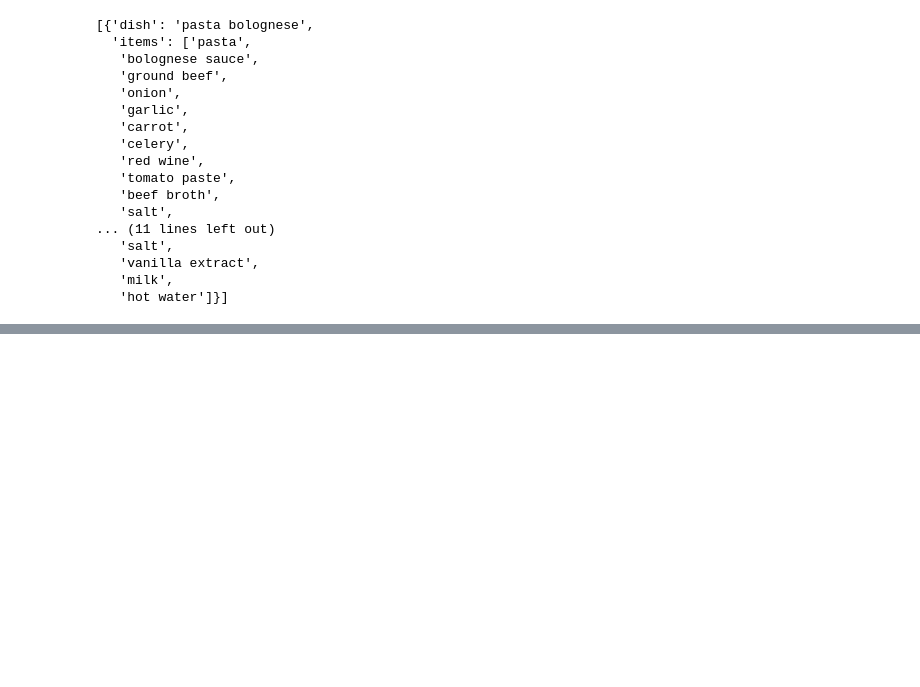
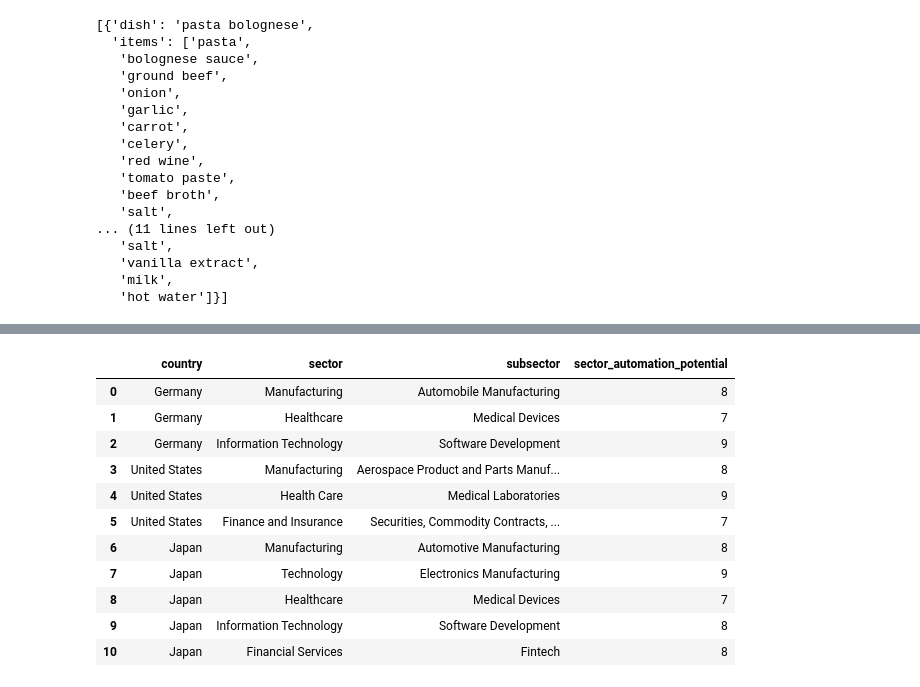
Before and after one commit to graphext/cuery, a Jupyter notebook: notebooks/usage.ipynb, the cells around one changed output, grey strips where cells are left out. Drawn from its saved outputs; the diff is of its cells as text; code cells hidden in the pictures; blank space fills up the shorter version.

```diff
--- a/notebooks/usage.ipynb
+++ b/notebooks/usage.ipynb
@@ -112,0 +162,15 @@ responses.to_records(explode=False)
+# %%
+responses.to_pandas(explode=True)
+# %% [output]
+|  | country | sector | subsector | sector_automation_potential |
+| 0 | Germany | Manufacturing | Automobile Manufacturing | 8 |
+| 1 | Germany | Healthcare | Medical Devices | 7 |
+| 2 | Germany | Information Technology | Software Development | 9 |
+| 3 | United States | Manufacturing | Aerospace Product and Parts Manuf... | 8 |
+| 4 | United States | Health Care | Medical Laboratories | 9 |
+| 5 | United States | Finance and Insurance | Securities, Commodity Contracts, ... | 7 |
+| 6 | Japan | Manufacturing | Automotive Manufacturing | 8 |
+| 7 | Japan | Technology | Electronics Manufacturing | 9 |
+| 8 | Japan | Healthcare | Medical Devices | 7 |
+| 9 | Japan | Information Technology | Software Development | 8 |
+| 10 | Japan | Financial Services | Fintech | 8 |
```
Also changed, not shown: parts of 8 cells of this notebook, 2 other files.
